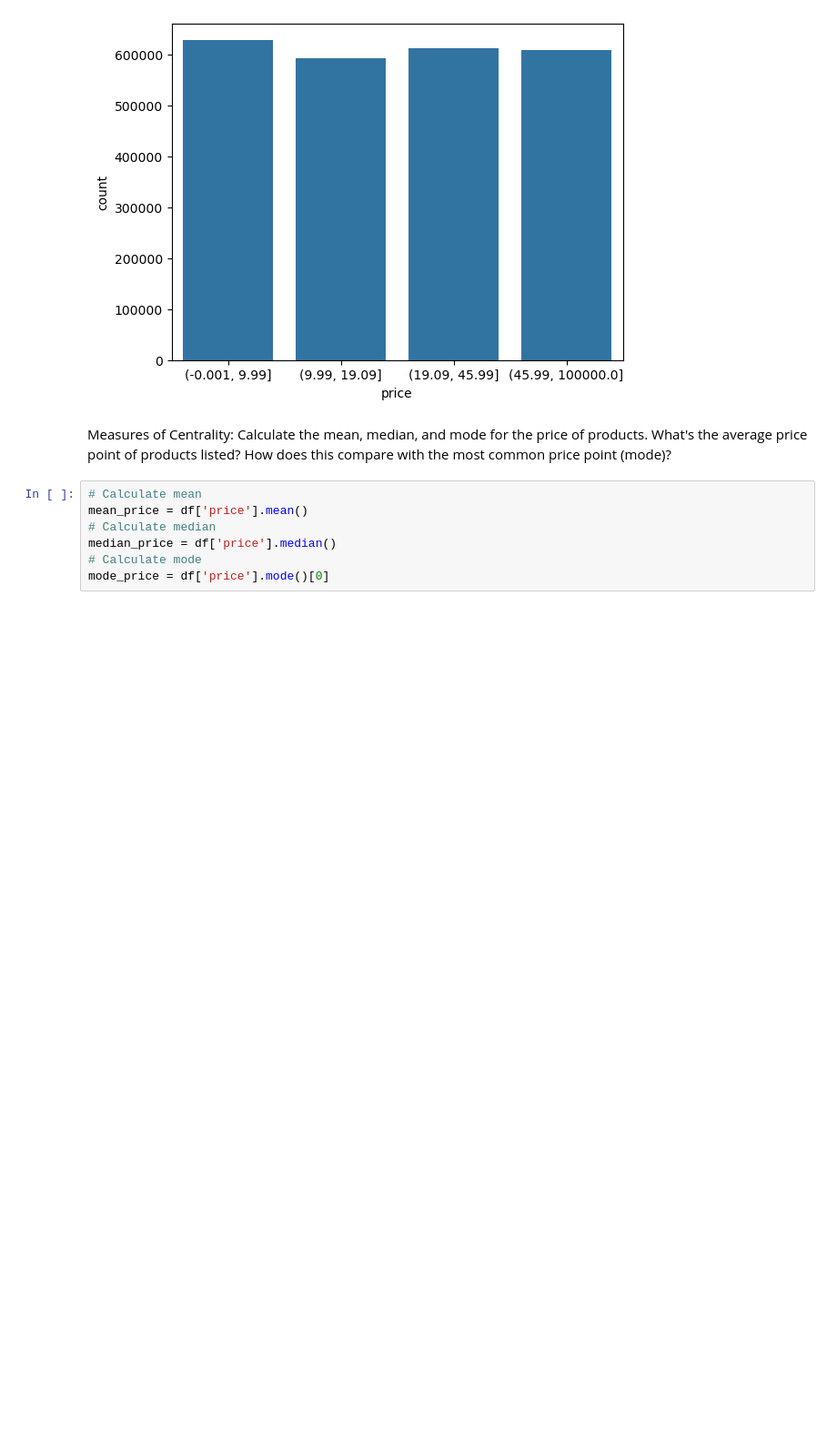
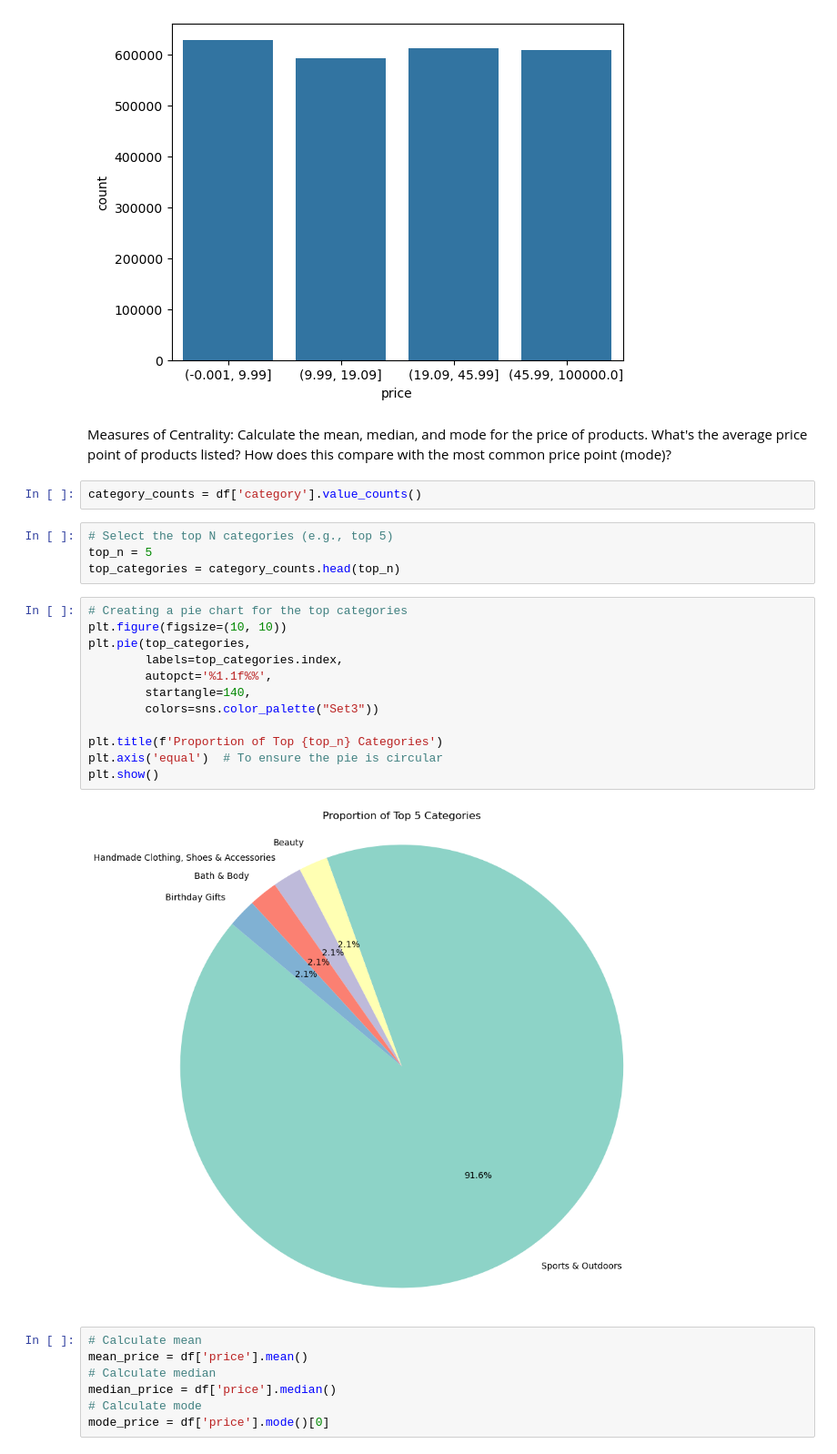
Before and after one commit to Michimonxd/lab-eda-univariate, a Jupyter notebook: eda_lab.ipynb, the cells around one changed output. Shown: that part at 91% size. Saved outputs shown, nothing was run; the diff lists cells and outputs as text; blank space fills up the shorter version.

```diff
--- a/eda_lab.ipynb
+++ b/eda_lab.ipynb
@@ -113,6 +113,26 @@ sns.countplot(x=price_bin)
 Measures of Centrality:
 Calculate the mean, median, and mode for the price of products.
 What's the average price point of products listed? How does this compare with the most common price point (mode)?
+# %%
+category_counts = df['category'].value_counts()
+# %%
+# Select the top N categories (e.g., top 5)
+top_n = 5
+top_categories = category_counts.head(top_n)
+# %%
+# Creating a pie chart for the top categories
+plt.figure(figsize=(10, 10))
+plt.pie(top_categories,
+        labels=top_categories.index,
+        autopct='%1.1f%%',
+        startangle=140,
+        colors=sns.color_palette("Set3"))
+
+plt.title(f'Proportion of Top {top_n} Categories')
+plt.axis('equal')  # To ensure the pie is circular
+plt.show()
+# %% [output]
+[figure, added]
 # %%
 # Calculate mean
 mean_price = df['price'].mean()
```
Also changed, not shown: parts of 11 cells of this notebook.
